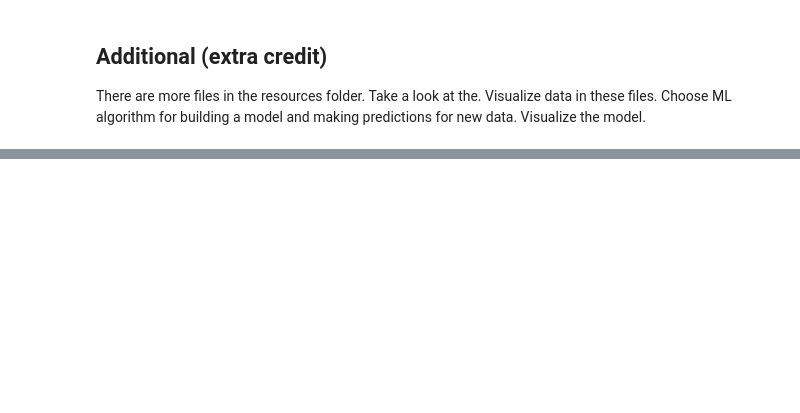
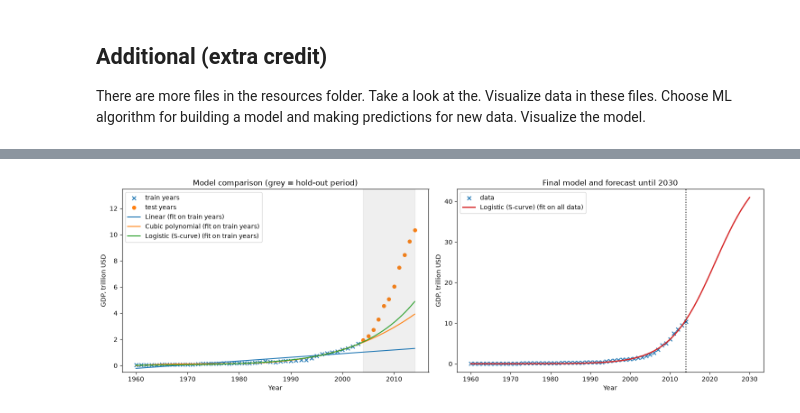
Before and after one commit to ArgasDTiger/ida-labs, a Jupyter notebook: assignement-3.ipynb, the cells around one changed output, grey strips where cells are left out. Saved outputs shown, nothing was run; the diff lists cells and outputs as text; code cells hidden in the pictures; blank space fills up the shorter version.

```diff
--- a/assignement-3.ipynb
+++ b/assignement-3.ipynb
@@ -148,0 +535,14 @@ additional(data)
+# %%
+from sklearn.svm import SVC
+from sklearn.decomposition import PCA
+from sklearn.model_selection import GridSearchCV
+from sklearn.cluster import KMeans
+from sklearn.metrics import silhouette_score
+from scipy.optimize import curve_fit
+
+
+def find_resource(stem):
+    for f in sorted(os.listdir('resources')):
+        if f.lower().startswith(stem.lower()) and f.lower().endswith('.csv'):
+            return os.path.join('resources', f)
+    raise FileNotFoundError(f"no csv starting with '{stem}' in the resources folder")
@@ -148,0 +671,80 @@ additional(data)
+# %%
+def china_gdp_curve(data, forecast_until=2030):
+    df = data.dropna().sort_values('Year')
+    years = df['Year'].to_numpy(dtype=float)
+    gdp = df['Value'].to_numpy(dtype=float) / 1e12
+    t = (years - years.min()) / 10 # decades since the first year
+
+    def logistic(t_, L, k, t0):
+        return L / (1 + np.exp(-k * (t_ - t0)))
+
+    def fit_poly(degree):
+        def fit(t_, y_):
+            coef = np.polyfit(t_, y_, degree)
+            return (lambda tt: np.polyval(coef, tt)), [float(c) for c in coef]
+        return fit
+
+    def fit_logistic(t_, y_):
+        p, _ = curve_fit(logistic, t_, y_, p0=[y_.max() * 2, 1.0, t_.max()],
+                         bounds=([0, 0.01, -5], [50 * y_.max(), 10, 30]), max_nfev=20000)
+        return (lambda tt: logistic(tt, *p)), [float(v) for v in p]
+
+    candidates = {'Linear': fit_poly(1), 'Cubic polynomial': fit_poly(3), 'Logistic (S-curve)': fit_logistic}
+
+    n_test = max(3, int(round(0.2 * len(t))))
+    t_tr, t_te, y_tr, y_te = t[:-n_test], t[-n_test:], gdp[:-n_test], gdp[-n_test:]
+
+    results, fitted = {}, {}
+    for name, fit in candidates.items():
+        try:
+            predict, _ = fit(t_tr, y_tr)
+        except RuntimeError as e:
+            print(f"{name}: fit did not converge ({e})")
+            continue
+        pred = predict(t_te)
+        results[name] = np.sqrt(mean_squared_error(y_te, pred))
+        fitted[name] = predict
+        print(f"{name:20s} test RMSE = {results[name]:.3f} trillion USD, test R^2 = {r2_score(y_te, pred):.3f}")
+    best_fit = min(results, key=results.get)
+    print(f"-> lowest hold-out error: {best_fit}")
+    best = 'Logistic (S-curve)' if 'Logistic (S-curve)' in results else best_fit
+    print(f"-> model used for the forecast: {best}")
+
+    predict, theta = candidates[best](t, gdp)
+    future_years = np.arange(int(years.max()) + 1, forecast_until + 1)
+    t_future = (future_years - years.min()) / 10
+    forecast = predict(t_future)
+    print(f"\nForecast with the {best} model (trillion USD):")
+    for yr, val in list(zip(future_years, forecast))[4::5]:
+        print(f"  {yr}: {val:.2f}")
+
+    fig, axes = plt.subplots(1, 2, figsize=(15, 5))
+    ax = axes[0]
+    grid_t = np.linspace(t.min(), t.max(), 300)
+    ax.scatter(years[:-n_test], gdp[:-n_test], c='tab:blue', marker='x', label='train years')
+    ax.scatter(years[-n_test:], gdp[-n_test:], c='tab:orange', s=30, label='test years')
+    for name, pred_fn in fitted.items():
+        ax.plot(grid_t * 10 + years.min(), pred_fn(grid_t), label=f'{name} (fit on train years)')
+    ax.axvspan(years[-n_test], years.max(), color='grey', alpha=0.12)
+    ax.set_ylim(min(gdp.min(), 0) - 0.5, gdp.max() * 1.3)
+    ax.set_xlabel('Year')
+    ax.set_ylabel('GDP, trillion USD')
+    ax.set_title('Model comparison (grey = hold-out period)')
+    ax.legend()
+
+    ax = axes[1]
+    all_years = np.arange(years.min(), forecast_until + 1)
+    ax.scatter(years, gdp, c='tab:blue', marker='x', label='data')
+    ax.plot(all_years, predict((all_years - years.min()) / 10), c='tab:red', linewidth=2, label=f'{best} (fit on all data)')
+    ax.axvline(years.max(), color='k', linestyle=':')
+    ax.set_xlabel('Year')
+    ax.set_ylabel('GDP, trillion USD')
+    ax.set_title(f'Final model and forecast until {forecast_until}')
+    ax.legend()
+    plt.tight_layout()
+    plt.show()
+    return theta
+
+data = extract_texts_from_file(find_resource('china_gdp'))
+china_gdp_curve(data)
+# %% [output]
@@ -148,0 +761 @@ additional(data)
+[figure, added]
```
Also changed, not shown: parts of 21 cells of this notebook.
